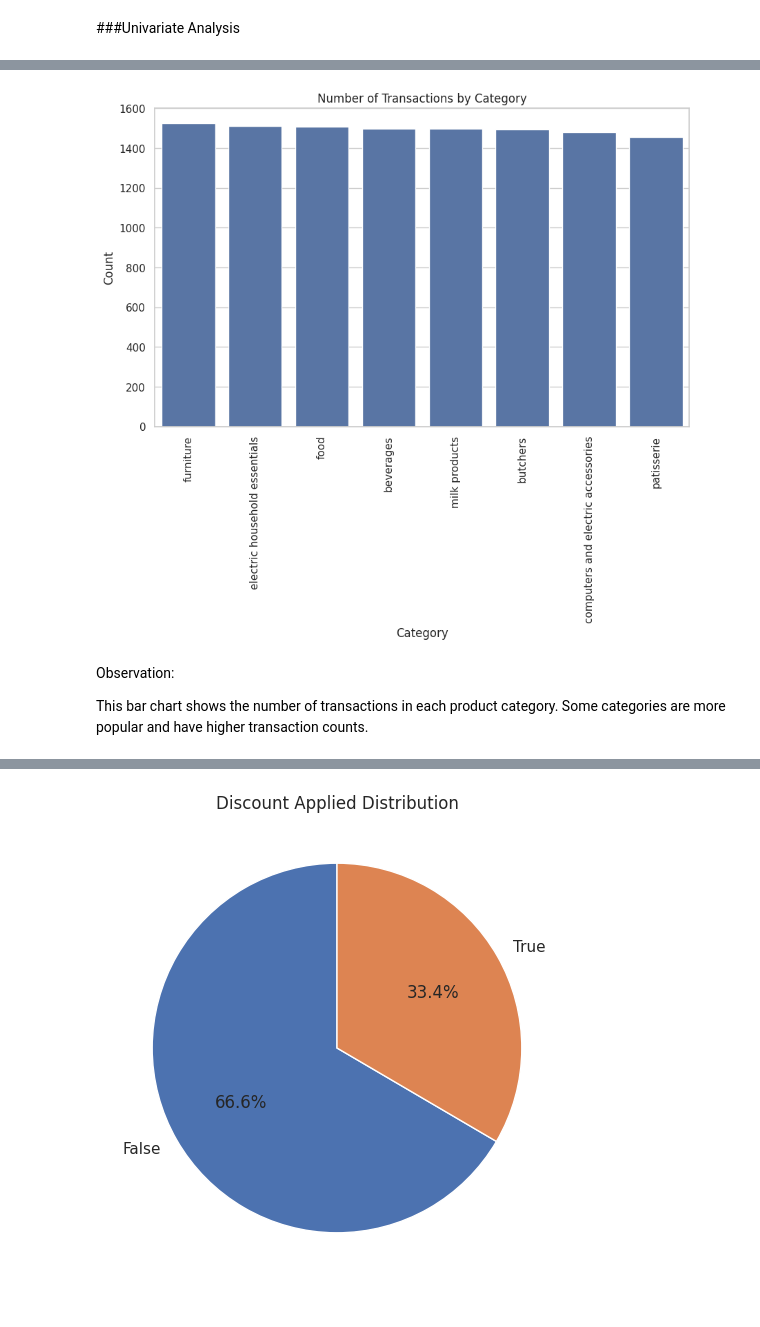
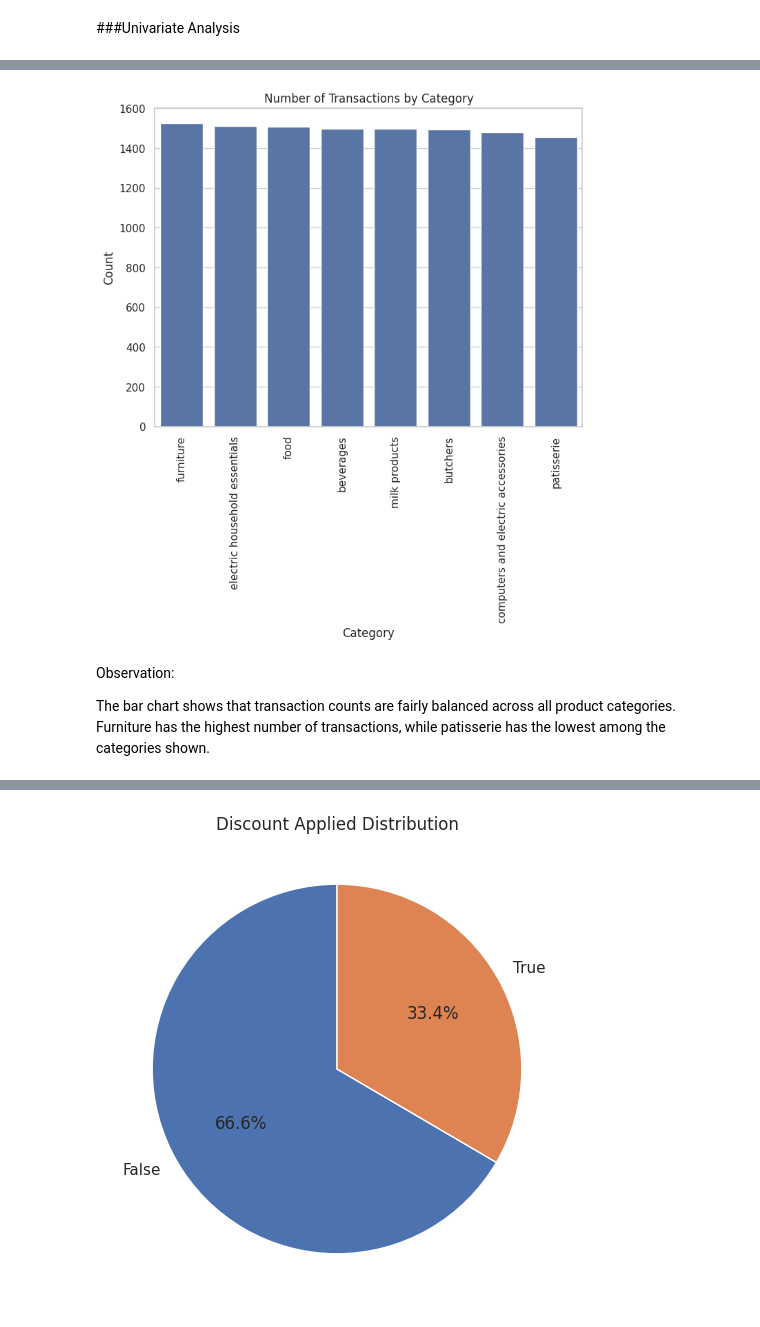
Before and after one commit to maybraniswe/Retail-Store-Sales-Analysis-and-Prediction, a Jupyter notebook: Retail_Store_Sales_Analysis_and_Prediction.ipynb, the cells around one changed output, grey strips where cells are left out. Cells and saved outputs as stored; diff of their text form; code cells hidden in the pictures.

```diff
--- a/Retail_Store_Sales_Analysis_and_Prediction.ipynb
+++ b/Retail_Store_Sales_Analysis_and_Prediction.ipynb
@@ -439,23 +423,22 @@ The boxplot shows the spread of quantity values and possible outliers.
 # %%
 # Countplot for Category
 
-plt.figure(figsize=(10,6))
+plt.figure(figsize=(8,6))
 
 sns.countplot(data=clean_df, x="Category", order=clean_df["Category"].value_counts().index)
 
 plt.title("Number of Transactions by Category")
 plt.xlabel("Category")
 plt.ylabel("Count")
 
 plt.xticks(rotation=90)
 plt.show()
 # %% [output]
-[figure, old version]
+[figure, new version]
-# %% [markdown]
-Observation:
-
-This bar chart shows the number of transactions in each product category.
-Some categories are more popular and have higher transaction counts.
+# %% [markdown]
+Observation:
+
+The bar chart shows that transaction counts are fairly balanced across all product categories. Furniture has the highest number of transactions, while patisserie has the lowest among the categories shown.
 # %%
 # Countplot for Payment Method
 
```
Also changed, not shown: parts of 95 cells of this notebook.
